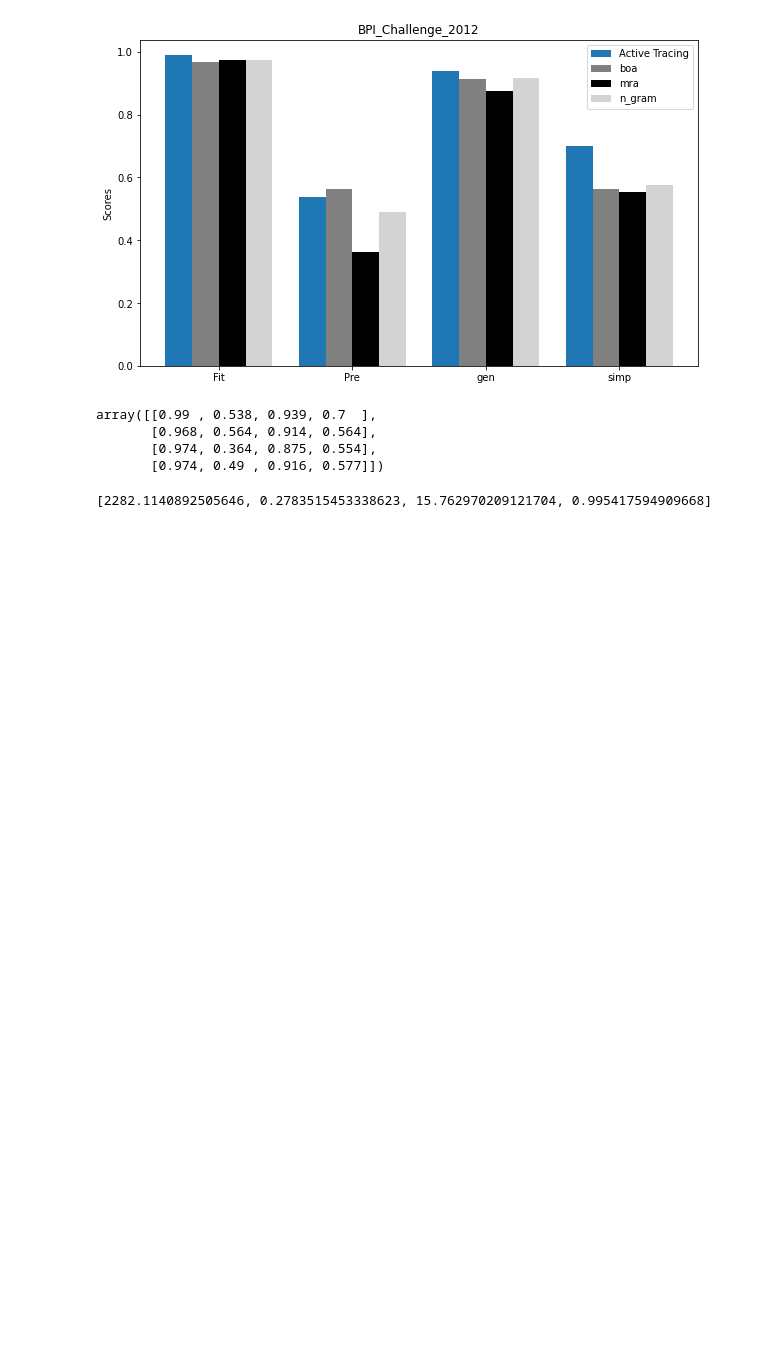
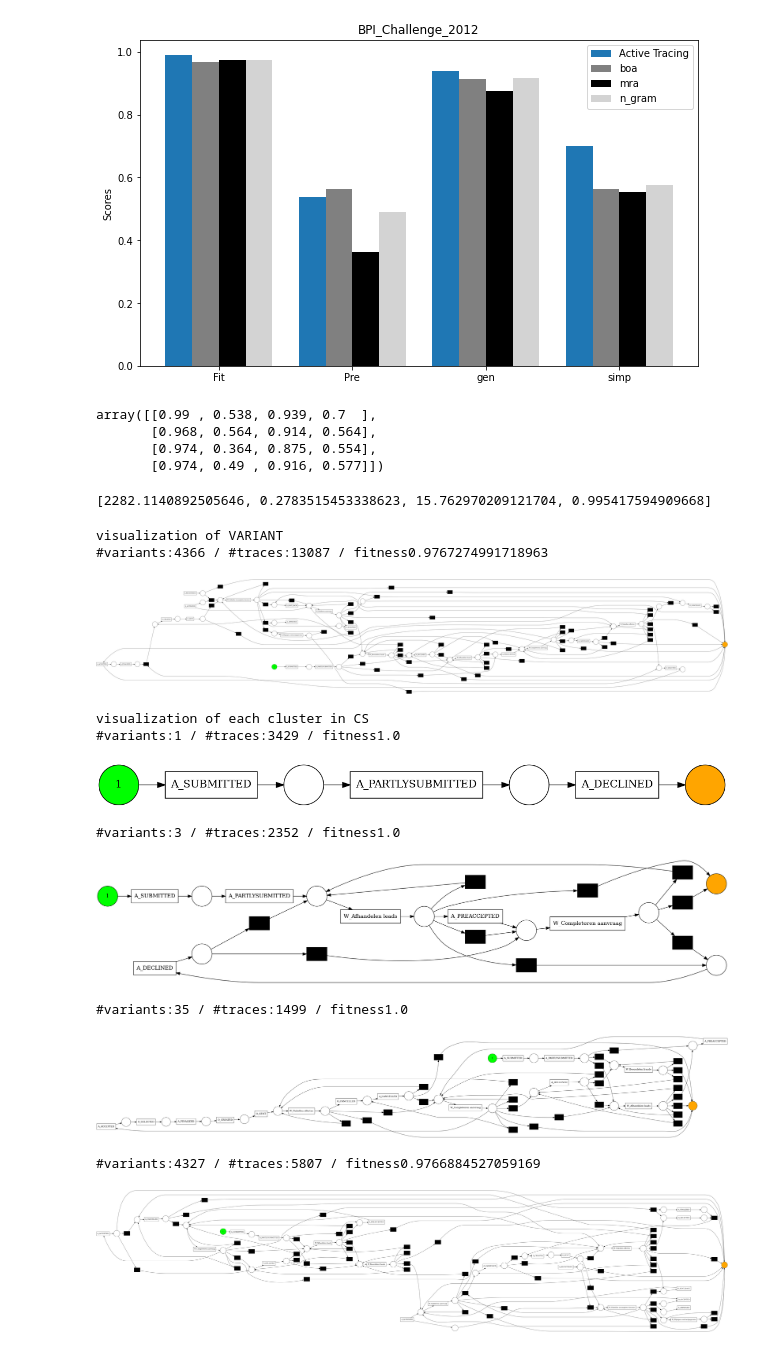
Before and after one commit to bbk0529/seminar_ML_application, a Jupyter notebook: Clustering total-BPI CHALLENGE 2012.ipynb, the cells around one changed output. Saved outputs shown, nothing was run; the diff lists cells and outputs as text; code cells hidden in the pictures; blank space fills up the shorter version.

```diff
--- a/Clustering total-BPI CHALLENGE 2012.ipynb
+++ b/Clustering total-BPI CHALLENGE 2012.ipynb
@@ -69,3 +69,23 @@ runtime = pickle.load(open('./pickles/runtime_BPI_Challenge_2012_2020-12-22.p',
 runtime
 # %% [output]
 [2282.1140892505646, 0.2783515453338623, 15.762970209121704, 0.995417594909668]
+# %%
+pickle_name = './pickles/CS_act_BPI_Challenge_2012_2020-12-22.p'
+# %%
+CS_act=pickle.load(open(pickle_name, 'rb'))
+# %%
+
+visualization_total(log, VARIANT, CS_act, freq_check=True)
+# %% [output]
+visualization of VARIANT
+#variants:4366 / #traces:13087 / fitness0.9767274991718963
+[figure, added]
+visualization of each cluster in CS
+#variants:1 / #traces:3429 / fitness1.0
+[figure, added]
+#variants:3 / #traces:2352 / fitness1.0
+[figure, added]
+#variants:35 / #traces:1499 / fitness1.0
+[figure, added]
+#variants:4327 / #traces:5807 / fitness0.9766884527059169
+[figure, added]
```
Also changed, not shown: parts of 1 cell of this notebook, 3 other files.
